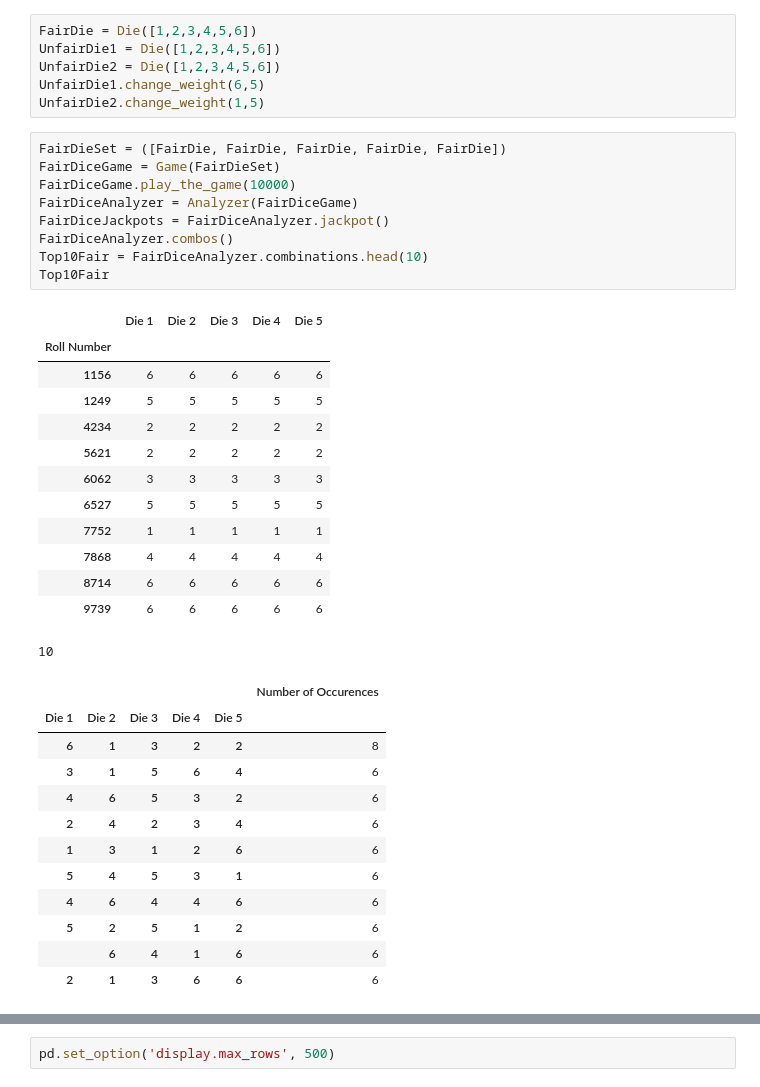
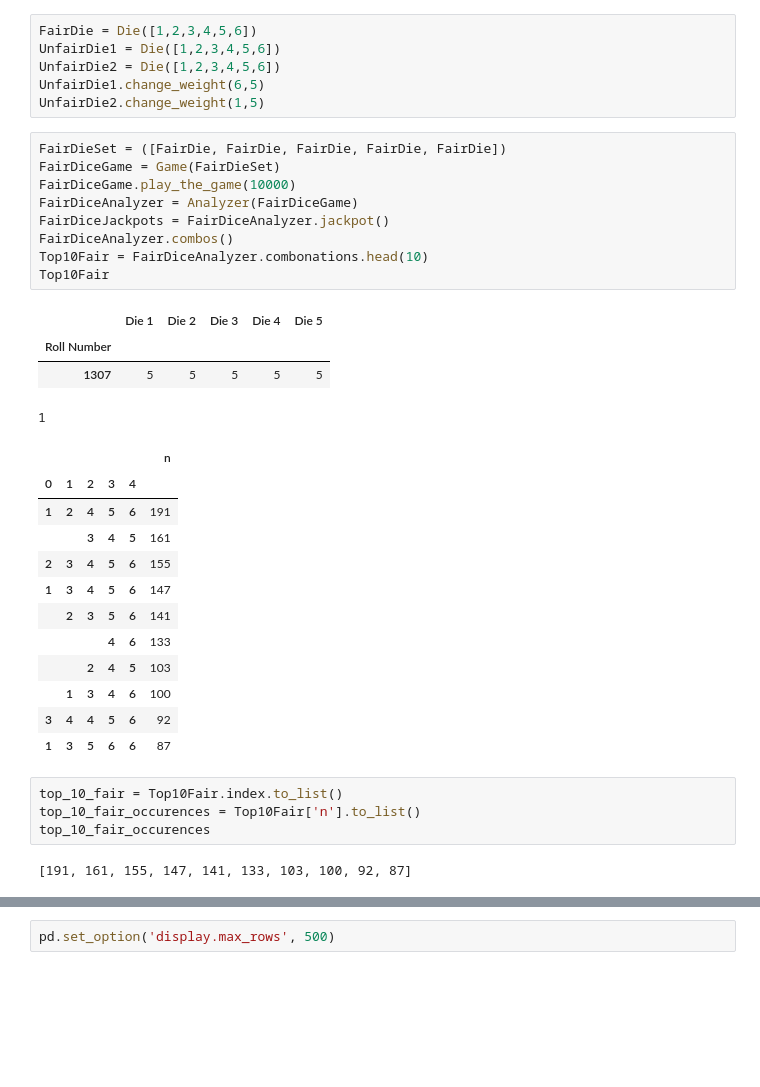
Before and after one commit to mattm3456/monte_carlo_simulator, a Jupyter notebook: montecarlo_demo.ipynb, the cells around one changed output, grey strips where cells are left out. Saved outputs shown, nothing was run; the diff lists cells and outputs as text; blank space fills up the shorter version.

```diff
--- a/montecarlo_demo.ipynb
+++ b/montecarlo_demo.ipynb
@@ -72,35 +72,32 @@ UnfairDie2.change_weight(1,5)
 # %%
 FairDieSet = ([FairDie, FairDie, FairDie, FairDie, FairDie])
 FairDiceGame = Game(FairDieSet)
 FairDiceGame.play_the_game(10000)
 FairDiceAnalyzer = Analyzer(FairDiceGame)
 FairDiceJackpots = FairDiceAnalyzer.jackpot()
 FairDiceAnalyzer.combos()
-Top10Fair = FairDiceAnalyzer.combinations.head(10)
+Top10Fair = FairDiceAnalyzer.combonations.head(10)
 Top10Fair
 # %% [output]
 |  | Die 1 | Die 2 | Die 3 | Die 4 | Die 5 |
 | Roll Number |  |  |  |  |  |
-| 1156 | 6 | 6 | 6 | 6 | 6 |
-| 1249 | 5 | 5 | 5 | 5 | 5 |
-| 4234 | 2 | 2 | 2 | 2 | 2 |
-| 5621 | 2 | 2 | 2 | 2 | 2 |
-| 6062 | 3 | 3 | 3 | 3 | 3 |
-| 6527 | 5 | 5 | 5 | 5 | 5 |
-| 7752 | 1 | 1 | 1 | 1 | 1 |
-| 7868 | 4 | 4 | 4 | 4 | 4 |
-| 8714 | 6 | 6 | 6 | 6 | 6 |
-| 9739 | 6 | 6 | 6 | 6 | 6 |
+| 1307 | 5 | 5 | 5 | 5 | 5 |
-10
+1
-|  |  |  |  |  | Number of Occurences |
-| Die 1 | Die 2 | Die 3 | Die 4 | Die 5 |  |
-| 6 | 1 | 3 | 2 | 2 | 8 |
-| 3 | 1 | 5 | 6 | 4 | 6 |
-| 4 | 6 | 5 | 3 | 2 | 6 |
-| 2 | 4 | 2 | 3 | 4 | 6 |
-| 1 | 3 | 1 | 2 | 6 | 6 |
-| 5 | 4 | 5 | 3 | 1 | 6 |
-| 4 | 6 | 4 | 4 | 6 | 6 |
-| 5 | 2 | 5 | 1 | 2 | 6 |
-|  | 6 | 4 | 1 | 6 | 6 |
-| 2 | 1 | 3 | 6 | 6 | 6 |
+|  |  |  |  |  | n |
+| 0 | 1 | 2 | 3 | 4 |  |
+| 1 | 2 | 4 | 5 | 6 | 191 |
+|  |  | 3 | 4 | 5 | 161 |
+| 2 | 3 | 4 | 5 | 6 | 155 |
+| 1 | 3 | 4 | 5 | 6 | 147 |
+|  | 2 | 3 | 5 | 6 | 141 |
+|  |  |  | 4 | 6 | 133 |
+|  |  | 2 | 4 | 5 | 103 |
+|  | 1 | 3 | 4 | 6 | 100 |
+| 3 | 4 | 4 | 5 | 6 | 92 |
+| 1 | 3 | 5 | 6 | 6 | 87 |
+# %%
+top_10_fair = Top10Fair.index.to_list()
+top_10_fair_occurences = Top10Fair['n'].to_list()
+top_10_fair_occurences
+# %% [output]
+[191, 161, 155, 147, 141, 133, 103, 100, 92, 87]
```
Also changed, not shown: parts of 10 cells of this notebook.
